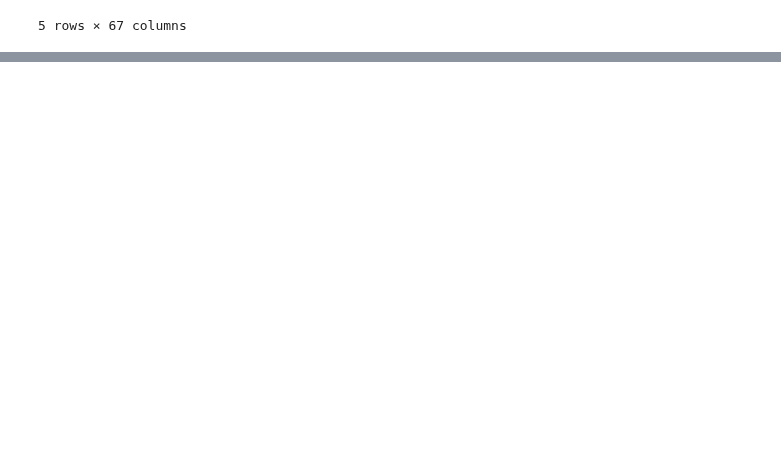
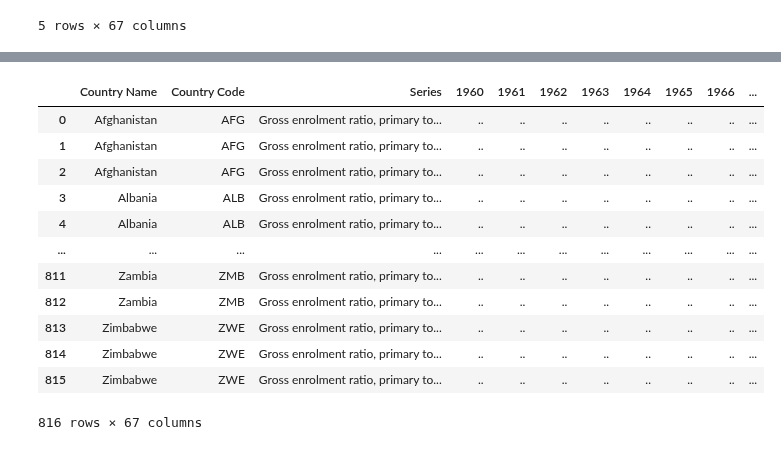
Before and after one commit to saumyasucharita/Agriculture-Data-Analysis, a Jupyter notebook: Exploratory Agriculture Data Analysis.ipynb, the cells around one changed output, grey strips where cells are left out. Cells and saved outputs as stored; diff of their text form; code cells hidden in the pictures; blank space fills up the shorter version.

```diff
--- a/Exploratory Agriculture Data Analysis.ipynb
+++ b/Exploratory Agriculture Data Analysis.ipynb
@@ -123,0 +139,21 @@ world_bank_data
+# %%
+#Import World Bank Education Data
+world_bank_edu = pd.read_csv('Dataset/archive/World_Bank_Education.csv')
+world_bank_edu.dropna(inplace = True)
+world_bank_edu.columns = [col.split(' [')[0] for col in world_bank_edu.columns]
+world_bank_edu.drop('Series Code', axis=1, inplace=True)
+world_bank_edu
+# %% [output]
+|  | Country Name | Country Code | Series | 1960 | 1961 | 1962 | 1963 | 1964 | 1965 | 1966 | ... |
+| 0 | Afghanistan | AFG | Gross enrolment ratio, primary to... | .. | .. | .. | .. | .. | .. | .. | ... |
+| 1 | Afghanistan | AFG | Gross enrolment ratio, primary to... | .. | .. | .. | .. | .. | .. | .. | ... |
+| 2 | Afghanistan | AFG | Gross enrolment ratio, primary to... | .. | .. | .. | .. | .. | .. | .. | ... |
+| 3 | Albania | ALB | Gross enrolment ratio, primary to... | .. | .. | .. | .. | .. | .. | .. | ... |
+| 4 | Albania | ALB | Gross enrolment ratio, primary to... | .. | .. | .. | .. | .. | .. | .. | ... |
+| ... | ... | ... | ... | ... | ... | ... | ... | ... | ... | ... | ... |
+| 811 | Zambia | ZMB | Gross enrolment ratio, primary to... | .. | .. | .. | .. | .. | .. | .. | ... |
+| 812 | Zambia | ZMB | Gross enrolment ratio, primary to... | .. | .. | .. | .. | .. | .. | .. | ... |
+| 813 | Zimbabwe | ZWE | Gross enrolment ratio, primary to... | .. | .. | .. | .. | .. | .. | .. | ... |
+| 814 | Zimbabwe | ZWE | Gross enrolment ratio, primary to... | .. | .. | .. | .. | .. | .. | .. | ... |
+| 815 | Zimbabwe | ZWE | Gross enrolment ratio, primary to... | .. | .. | .. | .. | .. | .. | .. | ... |
+816 rows × 67 columns
```
Also changed, not shown: parts of 15 cells of this notebook.
